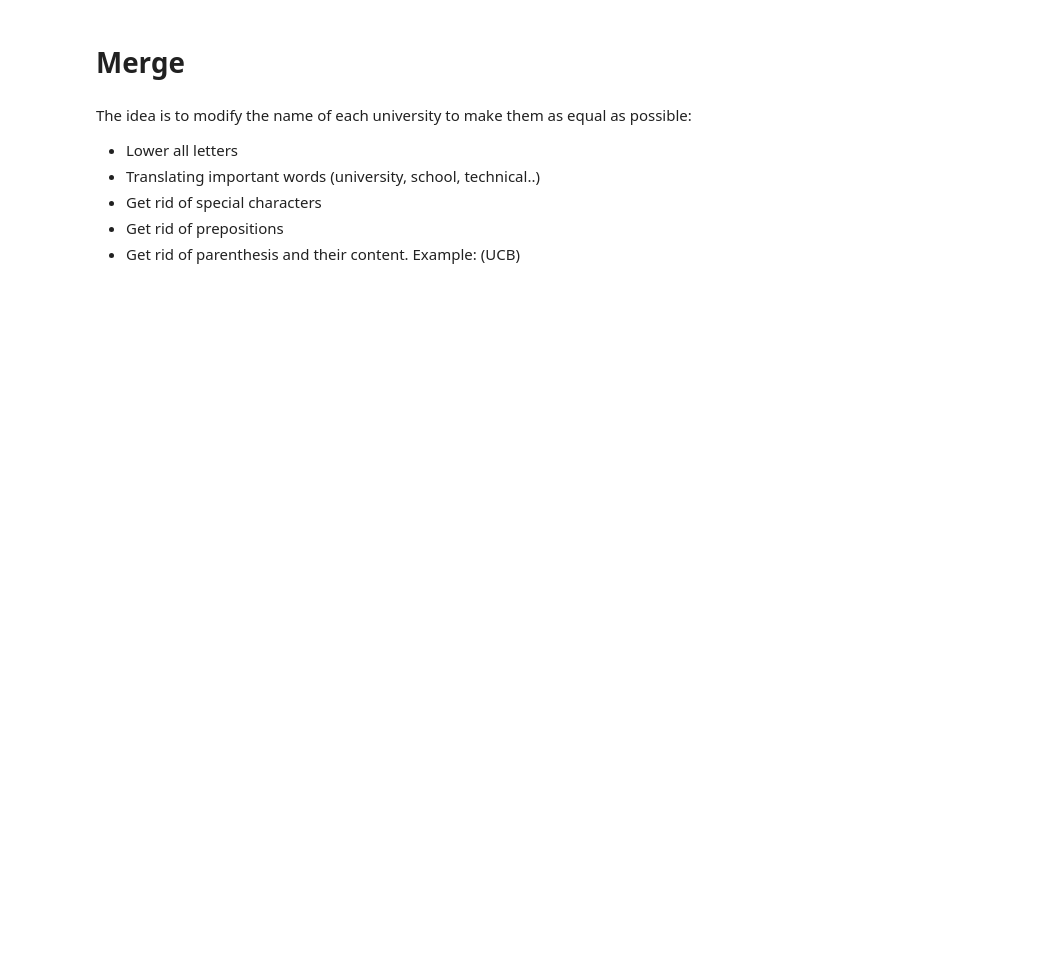
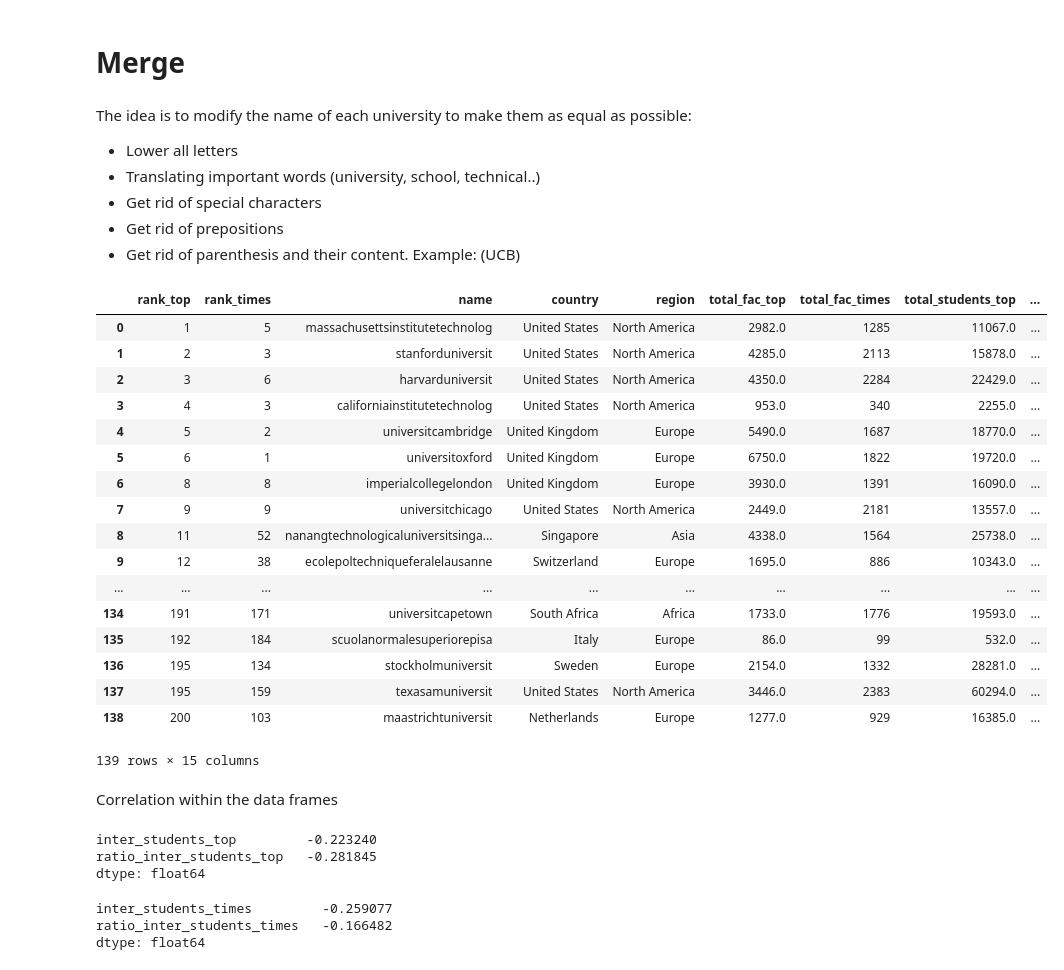
Before and after one commit to maxpr/ADA, a Jupyter notebook: 02 - Data from the Web/Homework2.ipynb, the cells around one changed output. Saved outputs shown, nothing was run; the diff lists cells and outputs as text; code cells hidden in the pictures; blank space fills up the shorter version.

```diff
--- a/02 - Data from the Web/Homework2.ipynb
+++ b/02 - Data from the Web/Homework2.ipynb
@@ -65,8 +64,17 @@ df_top.head()
 # %%
 df_top_stat = df_top.copy()
 df_top_stat= df_top_stat.drop(df_top_stat.index[51])
+df_top_stat= df_top_stat.drop(df_top_stat.index[188])
+
+df_top_stat['rank_display']= pd.to_numeric(df_top_stat['rank_display'].str.replace('=',''))
+df_top_stat['total_faculties']= pd.to_numeric(df_top_stat['total_faculties'])
+df_top_stat['inter_faculties']= pd.to_numeric(df_top_stat['inter_faculties'])
+df_top_stat['total_students']= pd.to_numeric(df_top_stat['total_students'])
+df_top_stat['inter_students']= pd.to_numeric(df_top_stat['inter_students'])
+
 
 df_top_stat['ratio_faculty_student'] = df_top_stat.total_faculties / df_top_stat.total_students
+
 df_top_stat['ratio_international_student'] = df_top_stat.inter_students / df_top_stat.total_students
 # %% [markdown]
 Faculty members and students
@@ -113,8 +167,9 @@ import json
 from pandas.io.json import json_normalize
 
 data = json.loads(req.text)
-data = json_normalize(data['data'])[:201]
+data = json_normalize(data['data'])[:200]
 df_times = pd.DataFrame(data)
 
 df_times = df_times[['name', 'aliases', 'location', 'rank', 'stats_number_students', 'stats_pc_intl_students','stats_student_staff_ratio']]
-df_times.head()
+df_times['rank'] = pd.to_numeric(df_times['rank'].str.replace('=',''))
+df_times
@@ -164,7 +304,7 @@ The idea is to modify the name of each university to make them as equal as possi
  - Get rid of prepositions
  - Get rid of parenthesis and their content. Example: (UCB)
 # %%
-df_top_tomerge = df_top.copy()
+df_top_tomerge = df_top_stat.copy()
 df_times_tomerge = df_times.copy()
 # %%
 def modify_tomerge(string):
@@ -229,12 +369,58 @@ def modify_tomerge(string):
 
     return string
 # %%
-df_top_tomerge = df_top_tomerge.rename(columns={'title': 'name', 'rank_display':'rank_top'})
-df_times_tomerge = df_times_tomerge.rename(columns={'rank': 'rank_times'})
+df_top_tomerge = df_top_tomerge.rename(columns={'title': 'name', 'rank_display':'rank_top',\
+                                                'total_faculties':'total_fac_top','inter_faculties':'inter_fac_top',\
+                                                'total_students':'total_students_top','inter_students':'inter_students_top',\
+                                                 'ratio_faculty_student':'ratio_fac_students_top',\
+                                                'ratio_international_student':'ratio_inter_students_top'})
 
+
+df_times_tomerge = df_times_tomerge.rename(columns={'rank': 'rank_times','location':'country',\
+                                                    'nb_faculty_members':'total_fac_times',\
+                                                    'nb_students':'total_students_times',\
+                                                    'nb_inter_students':'inter_students_times',\
+                                                    'staff_student_ratio':'ratio_fac_students_times',\
+                                                    'ratio_inter_students':'ratio_inter_students_times'})
 df_times_tomerge['name'] = modify_tomerge(df_times_tomerge['name'])
 df_top_tomerge['name'] = modify_tomerge(df_top_tomerge['name'])
 
+
 df = df_top_tomerge.merge(df_times_tomerge, how='inner')
-
+df= df[['rank_top','rank_times','name','country','region','total_fac_top','total_fac_times','total_students_top',\
+       'total_students_times','inter_students_top','inter_students_times','ratio_fac_students_top',\
+        'ratio_fac_students_times','ratio_inter_students_top','ratio_inter_students_times']]
 df
+# %% [output]
+|  | rank_top | rank_times | name | country | region | total_fac_top | total_fac_times | total_students_top | ... |
+| 0 | 1 | 5 | massachusettsinstitutetechnolog | United States | North America | 2982.0 | 1285 | 11067.0 | ... |
+| 1 | 2 | 3 | stanforduniversit | United States | North America | 4285.0 | 2113 | 15878.0 | ... |
+| 2 | 3 | 6 | harvarduniversit | United States | North America | 4350.0 | 2284 | 22429.0 | ... |
+| 3 | 4 | 3 | californiainstitutetechnolog | United States | North America | 953.0 | 340 | 2255.0 | ... |
+| 4 | 5 | 2 | universitcambridge | United Kingdom | Europe | 5490.0 | 1687 | 18770.0 | ... |
+| 5 | 6 | 1 | universitoxford | United Kingdom | Europe | 6750.0 | 1822 | 19720.0 | ... |
+| 6 | 8 | 8 | imperialcollegelondon | United Kingdom | Europe | 3930.0 | 1391 | 16090.0 | ... |
+| 7 | 9 | 9 | universitchicago | United States | North America | 2449.0 | 2181 | 13557.0 | ... |
+| 8 | 11 | 52 | nanangtechnologicaluniversitsinga... | Singapore | Asia | 4338.0 | 1564 | 25738.0 | ... |
+| 9 | 12 | 38 | ecolepoltechniqueferalelausanne | Switzerland | Europe | 1695.0 | 886 | 10343.0 | ... |
+| ... | ... | ... | ... | ... | ... | ... | ... | ... | ... |
+| 134 | 191 | 171 | universitcapetown | South Africa | Africa | 1733.0 | 1776 | 19593.0 | ... |
+| 135 | 192 | 184 | scuolanormalesuperiorepisa | Italy | Europe | 86.0 | 99 | 532.0 | ... |
+| 136 | 195 | 134 | stockholmuniversit | Sweden | Europe | 2154.0 | 1332 | 28281.0 | ... |
+| 137 | 195 | 159 | texasamuniversit | United States | North America | 3446.0 | 2383 | 60294.0 | ... |
+| 138 | 200 | 103 | maastrichtuniversit | Netherlands | Europe | 1277.0 | 929 | 16385.0 | ... |
+139 rows × 15 columns
+# %% [markdown]
+Correlation within the data frames
+# %%
+df[['inter_students_top','ratio_inter_students_top']].corrwith(df['rank_top'])
+# %% [output]
+inter_students_top         -0.223240
+ratio_inter_students_top   -0.281845
+dtype: float64
+# %%
+df[['inter_students_times','ratio_inter_students_times']].corrwith(df['rank_times'])
+# %% [output]
+inter_students_times         -0.259077
+ratio_inter_students_times   -0.166482
+dtype: float64
```
Also changed, not shown: parts of 16 cells of this notebook.
